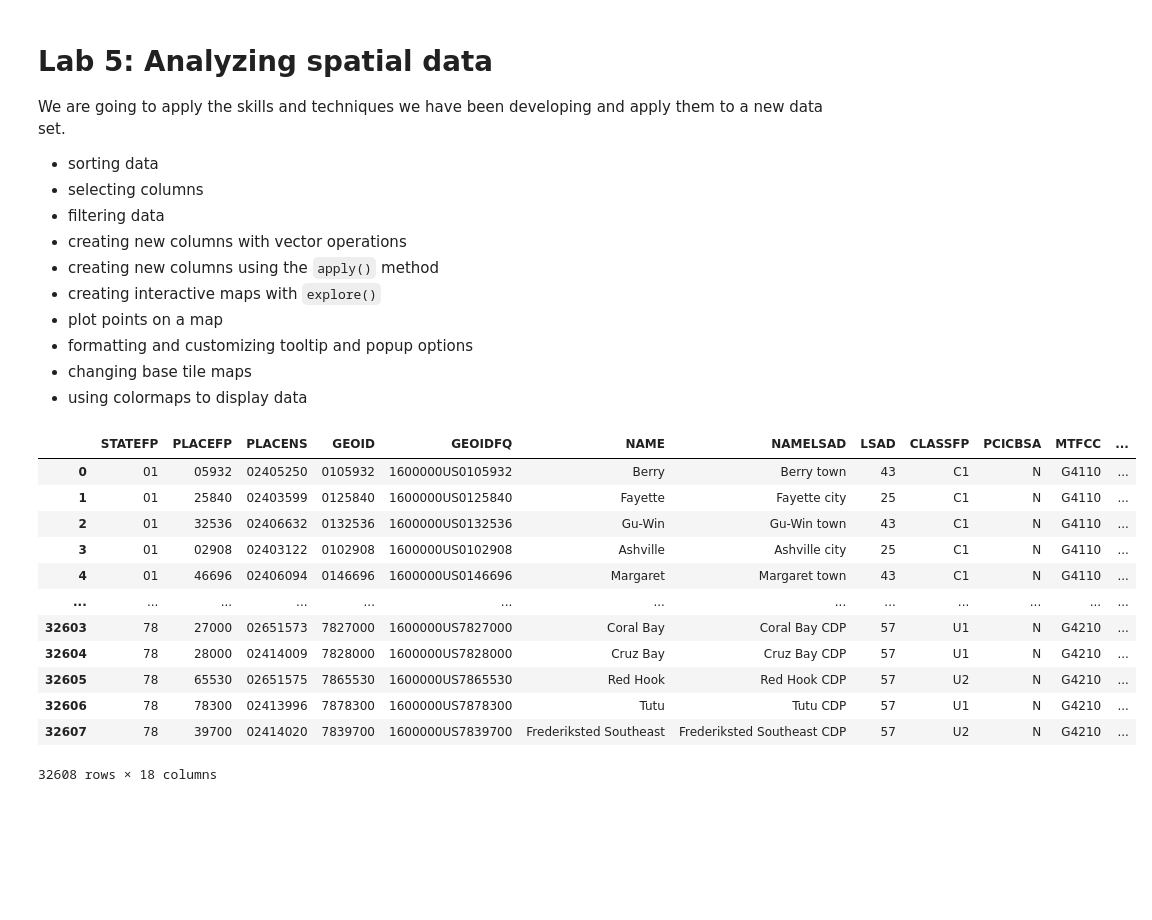
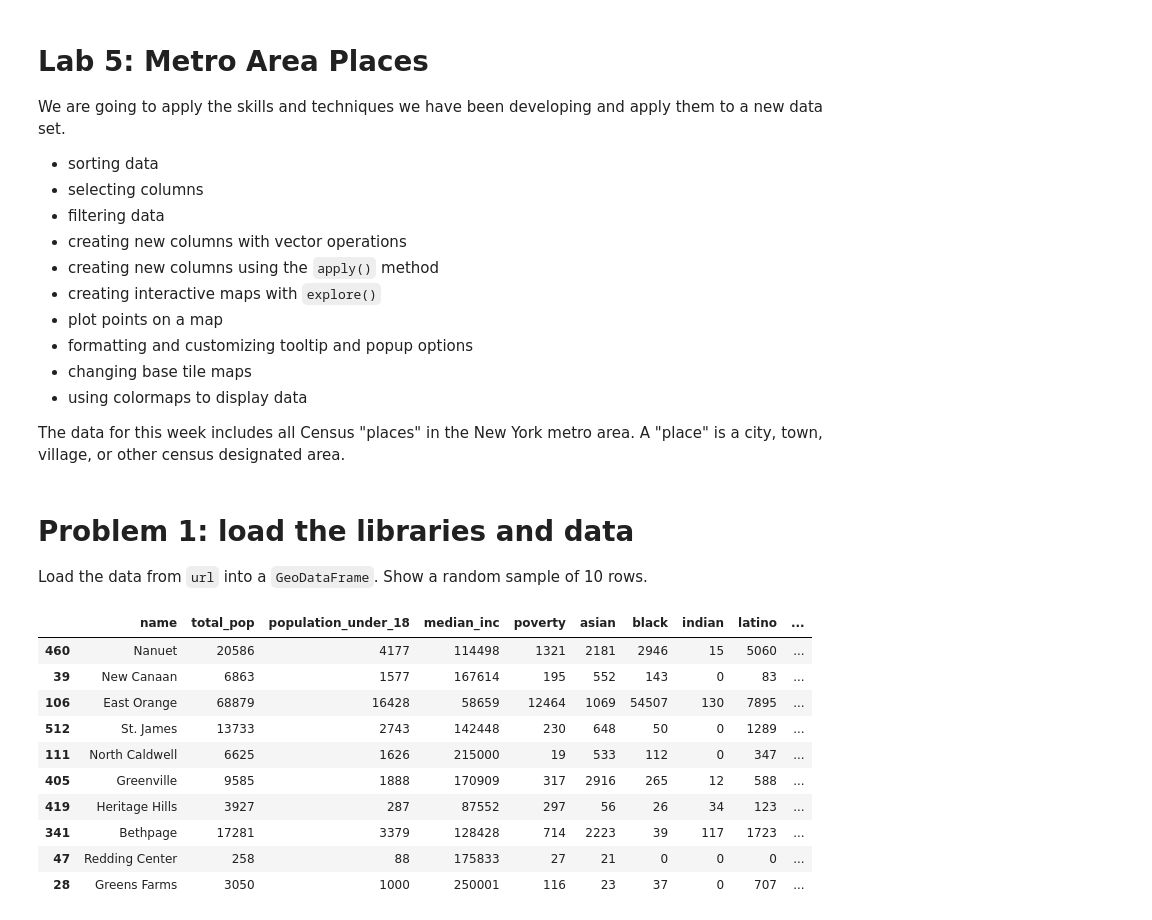
Before and after one commit to mcuringa/cartopy, a Jupyter notebook: notebooks/lab-5.ipynb, the cells around one changed output. Cells and saved outputs as stored; diff of their text form; code cells hidden in the pictures; blank space fills up the shorter version.

Commit message:
working on tract-level data and UI tools

```diff
--- a/notebooks/lab-5.ipynb
+++ b/notebooks/lab-5.ipynb
@@ -1,6 +1,6 @@
 # %% [markdown]
-Lab 5: Analyzing spatial data
-=============================
+Lab 5: Metro Area Places
+========================
 We are going to  apply the skills
 and techniques we have been developing
 and apply them to a new data set.
@@ -16,4 +16,8 @@ and apply them to a new data set.
 - formatting and customizing tooltip and popup options
 - changing base tile maps
 - using colormaps to display data
+
+The data for this week includes all Census "places" in the New York
+metro area. A "place" is a city, town, village, or other census
+designated area.
 # %%
@@ -26,21 +34,24 @@ import folium
 import matplotlib.pyplot as plt
 from matplotlib import colors
+# %% [markdown]
+Problem 1: load the libraries and data
+======================================
+Load the data from `url` into a `GeoDataFrame`.
+Show a random sample of 10 rows.
 # %%
 # load the URL into a geopandas GeoDataFrame
-url = "../_data/tiger_places.csv"
+url = "https://raw.githubusercontent.com/mcuringa/cartopy/refs/heads/main/notebooks/data/metro_places.geojson"
 df = gpd.read_file(url)
-df
+df.sample(10)
 # %% [output]
-|  | STATEFP | PLACEFP | PLACENS | GEOID | GEOIDFQ | NAME | NAMELSAD | LSAD | CLASSFP | PCICBSA | MTFCC | ... |
-| 0 | 01 | 05932 | 02405250 | 0105932 | 1600000US0105932 | Berry | Berry town | 43 | C1 | N | G4110 | ... |
-| 1 | 01 | 25840 | 02403599 | 0125840 | 1600000US0125840 | Fayette | Fayette city | 25 | C1 | N | G4110 | ... |
-| 2 | 01 | 32536 | 02406632 | 0132536 | 1600000US0132536 | Gu-Win | Gu-Win town | 43 | C1 | N | G4110 | ... |
-| 3 | 01 | 02908 | 02403122 | 0102908 | 1600000US0102908 | Ashville | Ashville city | 25 | C1 | N | G4110 | ... |
-| 4 | 01 | 46696 | 02406094 | 0146696 | 1600000US0146696 | Margaret | Margaret town | 43 | C1 | N | G4110 | ... |
-| ... | ... | ... | ... | ... | ... | ... | ... | ... | ... | ... | ... | ... |
-| 32603 | 78 | 27000 | 02651573 | 7827000 | 1600000US7827000 | Coral Bay | Coral Bay CDP | 57 | U1 | N | G4210 | ... |
-| 32604 | 78 | 28000 | 02414009 | 7828000 | 1600000US7828000 | Cruz Bay | Cruz Bay CDP | 57 | U1 | N | G4210 | ... |
-| 32605 | 78 | 65530 | 02651575 | 7865530 | 1600000US7865530 | Red Hook | Red Hook CDP | 57 | U2 | N | G4210 | ... |
-| 32606 | 78 | 78300 | 02413996 | 7878300 | 1600000US7878300 | Tutu | Tutu CDP | 57 | U1 | N | G4210 | ... |
-| 32607 | 78 | 39700 | 02414020 | 7839700 | 1600000US7839700 | Frederiksted Southeast | Frederiksted Southeast CDP | 57 | U2 | N | G4210 | ... |
+|  | name | total_pop | population_under_18 | median_inc | poverty | asian | black | indian | latino | ... |
+| 460 | Nanuet | 20586 | 4177 | 114498 | 1321 | 2181 | 2946 | 15 | 5060 | ... |
+| 39 | New Canaan | 6863 | 1577 | 167614 | 195 | 552 | 143 | 0 | 83 | ... |
+| 106 | East Orange | 68879 | 16428 | 58659 | 12464 | 1069 | 54507 | 130 | 7895 | ... |
+| 512 | St. James | 13733 | 2743 | 142448 | 230 | 648 | 50 | 0 | 1289 | ... |
+| 111 | North Caldwell | 6625 | 1626 | 215000 | 19 | 533 | 112 | 0 | 347 | ... |
+| 405 | Greenville | 9585 | 1888 | 170909 | 317 | 2916 | 265 | 12 | 588 | ... |
+| 419 | Heritage Hills | 3927 | 287 | 87552 | 297 | 56 | 26 | 34 | 123 | ... |
+| 341 | Bethpage | 17281 | 3379 | 128428 | 714 | 2223 | 39 | 117 | 1723 | ... |
+| 47 | Redding Center | 258 | 88 | 175833 | 27 | 21 | 0 | 0 | 0 | ... |
+| 28 | Greens Farms | 3050 | 1000 | 250001 | 116 | 23 | 37 | 0 | 707 | ... |
-32608 rows × 18 columns
```
Also changed, not shown: parts of 24 cells of this notebook, 9 other files.
